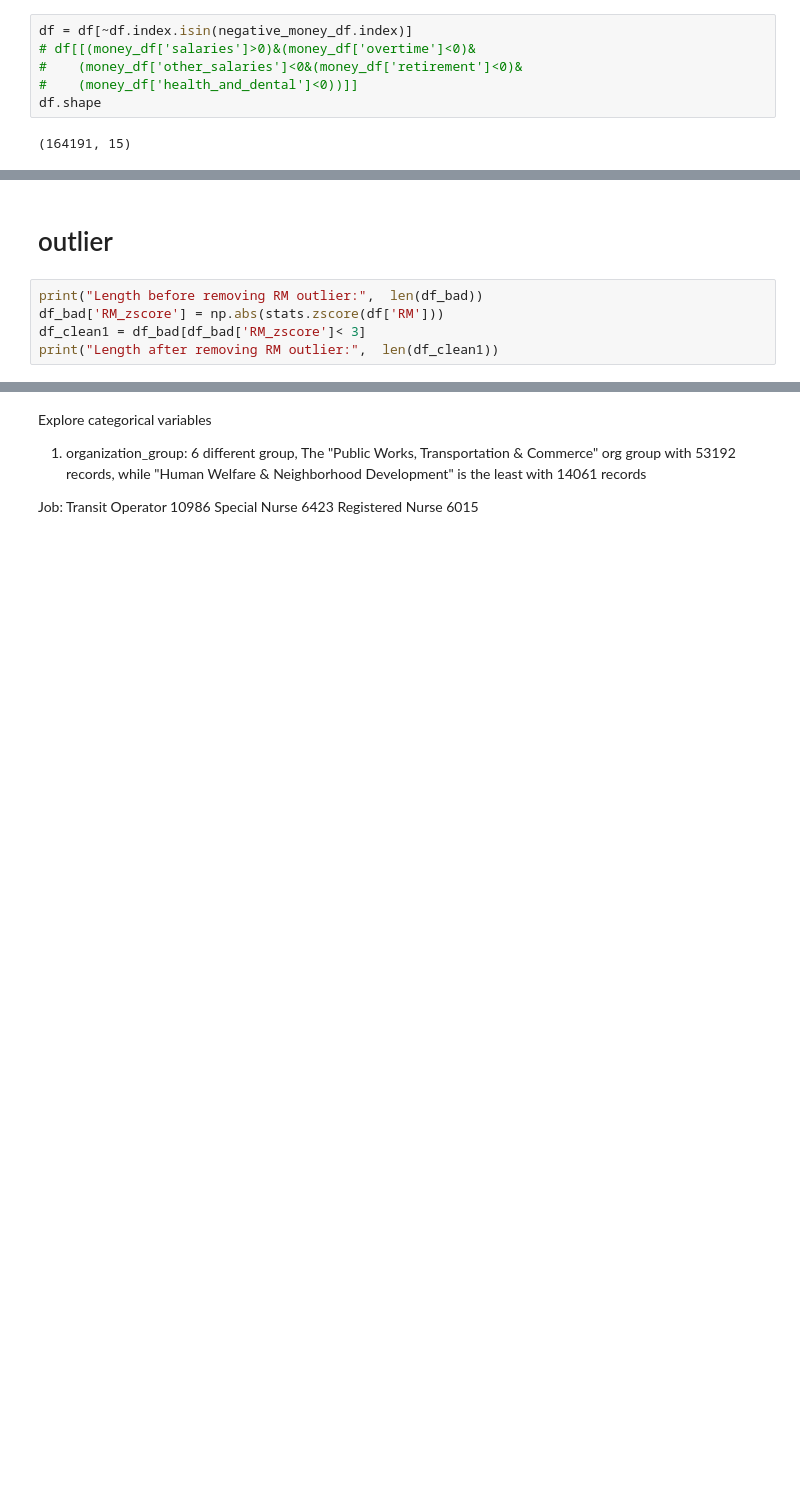
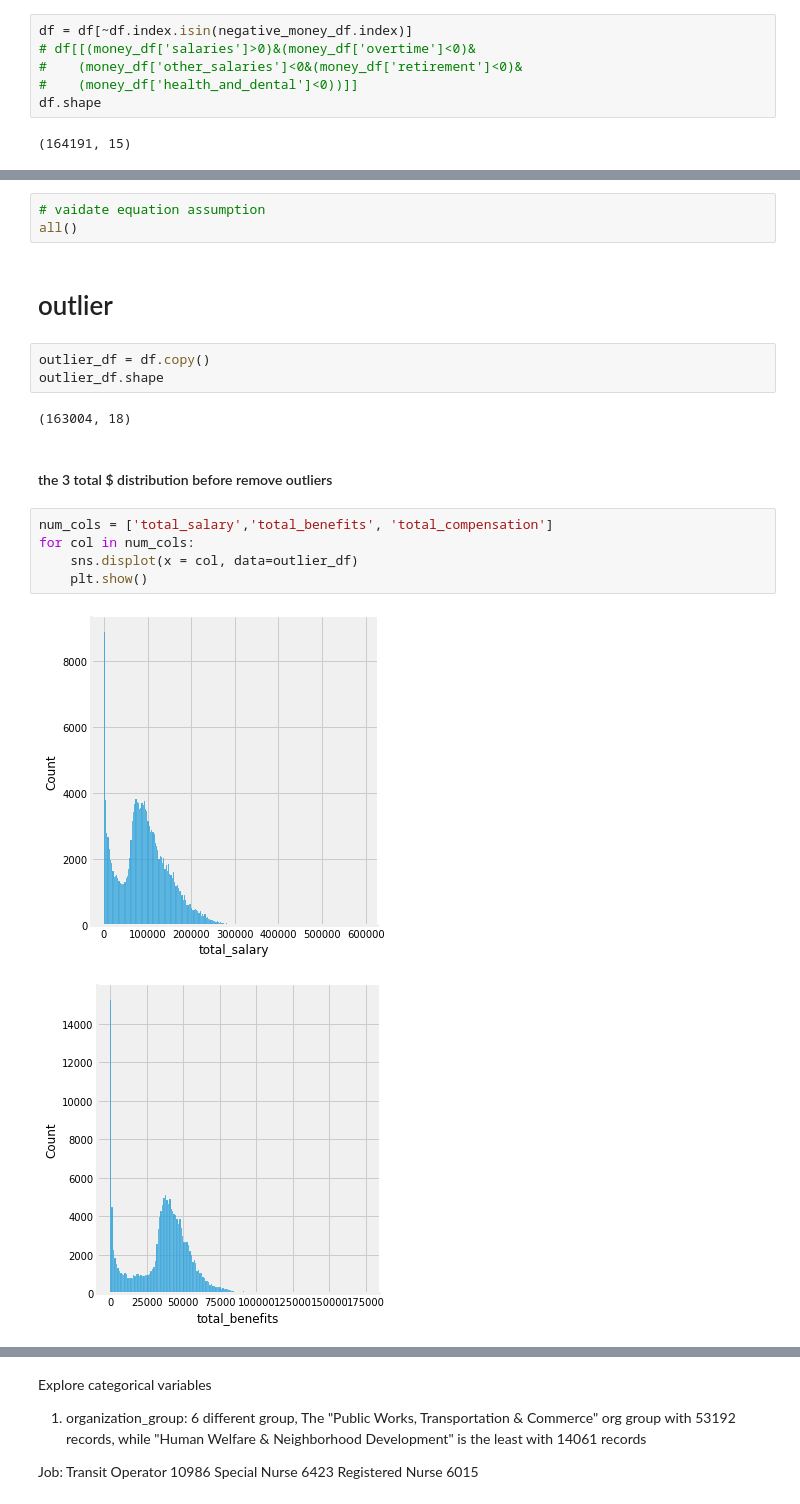
Before and after one commit to susiexia/SF_Employee_Comp_Dash, a Jupyter notebook: sf_comp_jupyter_analytics.ipynb, the cells around one changed output, grey strips where cells are left out. Cells and saved outputs as stored; diff of their text form; blank space fills up the shorter version.

Commit message:
data clean: outliers remove

```diff
--- a/sf_comp_jupyter_analytics.ipynb
+++ b/sf_comp_jupyter_analytics.ipynb
@@ -340,7 +352,20 @@ df.shape
+# %%
+# vaidate equation assumption
+all()
 # %% [markdown]
 # outlier
-# %%
-print("Length before removing RM outlier:",  len(df_bad))
-df_bad['RM_zscore'] = np.abs(stats.zscore(df['RM']))
-df_clean1 = df_bad[df_bad['RM_zscore']< 3]
-print("Length after removing RM outlier:",  len(df_clean1))
+# %%
+outlier_df = df.copy()
+outlier_df.shape
+# %% [output]
+(163004, 18)
+# %% [markdown]
+#### the 3 total $ distribution before remove outliers
+# %%
+num_cols = ['total_salary','total_benefits', 'total_compensation']
+for col in num_cols:
+    sns.displot(x = col, data=outlier_df)
+    plt.show()
+# %% [output]
+[figure, added]
+[figure, added]
```
Also changed, not shown: parts of 10 cells of this notebook, 1 other file.
